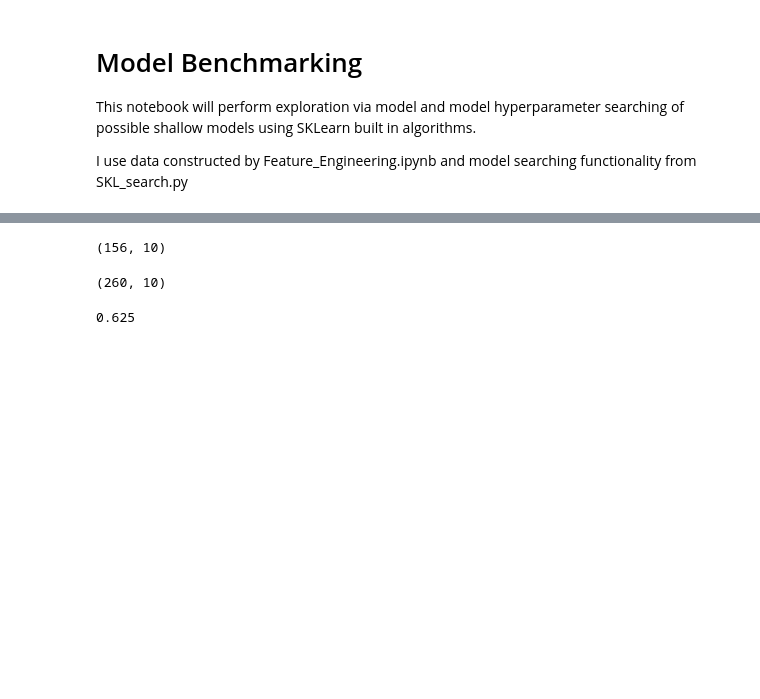
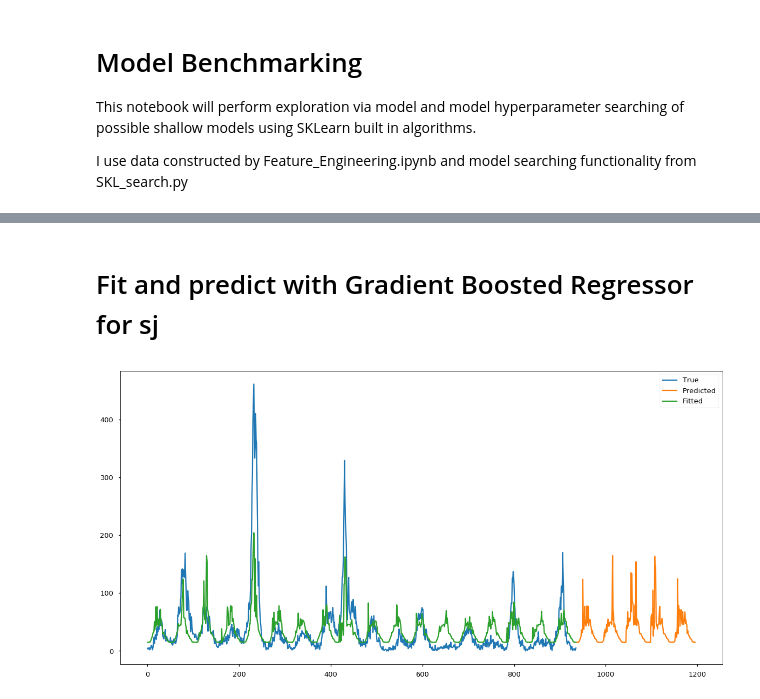
Before and after one commit to chrisgschon/DengAI, a Jupyter notebook: notebooks/Model_Benchmarking_SKL.ipynb, the cells around one changed output, grey strips where cells are left out. Drawn from its saved outputs; the diff is of its cells as text; code cells hidden in the pictures; blank space fills up the shorter version.

```diff
--- a/notebooks/Model_Benchmarking_SKL.ipynb
+++ b/notebooks/Model_Benchmarking_SKL.ipynb
@@ -132,12 +121,0 @@ helper.score_summary(sort_by='min_score')
-# %%
-iq_feature_test.shape
-# %% [output]
-(156, 10)
-# %%
-sj_feature_test.shape
-# %% [output]
-(260, 10)
-# %%
-260/416
-# %% [output]
-0.625
@@ -153,0 +122,21 @@ sj_sub
+# %%
+SVR_mod = SVR(C = 0.05, degree = 1, epsilon = 0.2, kernel = 'linear')
+GB_mod = GradientBoostingRegressor(n_estimators = 20)
+# %%
+def fit_and_predict(train, test, mod):
+    mod.fit(train.drop('total_cases', axis = 1), train['total_cases'])
+    test_preds = mod.predict(test.drop(['city', 'year', 'weekofyear'], axis = 1))
+    train_preds = mod.predict(train.drop('total_cases', axis = 1))
+    fig, ax =plt.subplots(figsize = (20,10))
+    pd.DataFrame(train['total_cases']).reset_index(drop = True).plot(ax = ax)
+    pd.DataFrame(test_preds).set_index(np.arange(len(train), len(train)+ len(test_preds))).plot(ax = ax)
+    pd.DataFrame(train_preds).plot(ax = ax)
+    ax.legend(labels = ['True', 'Predicted', 'Fitted'])
+
+    return(mod, train_preds, test_preds)
+# %% [markdown]
+# Fit and predict with Gradient Boosted Regressor for sj
+# %%
+sj_GB_mod, sj_GB_fitted_vals, sj_GB_test_preds = fit_and_predict(sj_feature_train, sj_feature_test, GB_mod)
+# %% [output]
+[figure, added]
```
Also changed, not shown: parts of 25 cells of this notebook, 24 other files.
